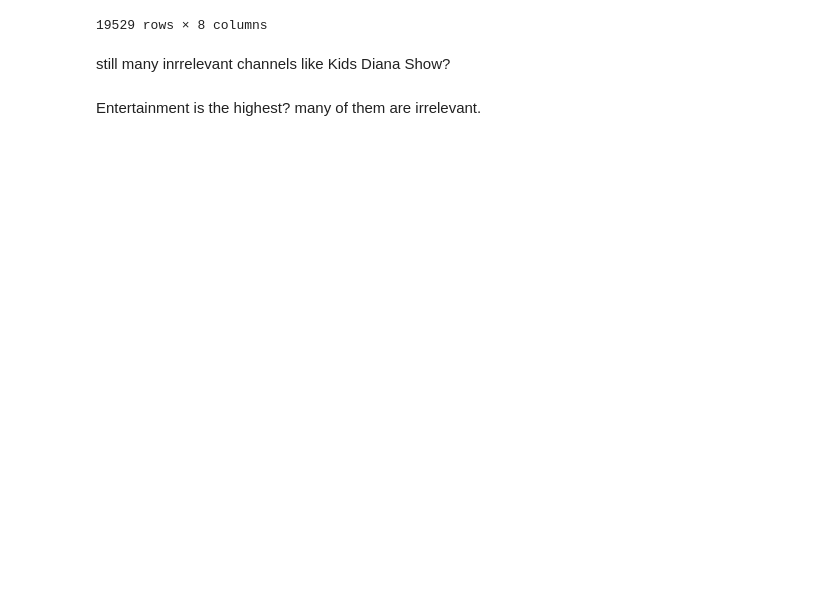
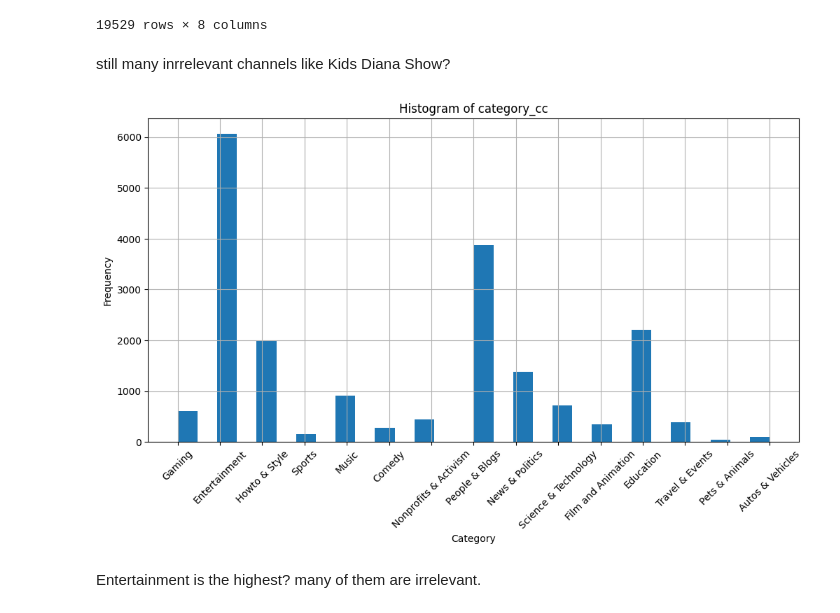
Before and after one commit to epfl-ada/ada-2023-project-lassa8639, a Jupyter notebook: Channel_Metadata.ipynb, the cells around one changed output. Saved outputs shown, nothing was run; the diff lists cells and outputs as text; code cells hidden in the pictures; blank space fills up the shorter version.

```diff
--- a/Channel_Metadata.ipynb
+++ b/Channel_Metadata.ipynb
@@ -75,19 +75,30 @@ filtered_dataset
 still many inrrelevant channels like Kids Diana Show?
 # %%
 # Counting the number of unique channels for each category in the metadata mental health dataframe
-channel_counts_metadata = df_metadata.groupby('categories')['channel_id'].nunique().reset_index(name='channel_count')
+# channel_counts_metadata = df_metadata.groupby('categories')['channel_id'].nunique().reset_index(name='channel_count')
 
 # Sorting categories by channel count
-sorted_categories_metadata = channel_counts_metadata.sort_values(by='channel_count', ascending=False)
+# sorted_categories_metadata = channel_counts_metadata.sort_values(by='channel_count', ascending=False)
+
 
 # Creating an interactive bar plot
-fig_bar = px.bar(sorted_categories_metadata, x='categories', y='channel_count', color='channel_count',
-            labels={'channel_count': 'Number of Channels', 'categories': 'Category'},
-            title='Number of Mental Health Channels by Category',
-            width=1200, height=600)
+# fig_bar = px.bar(sorted_categories_metadata, x='categories', y='channel_count', color='channel_count',
+            # labels={'channel_count': 'Number of Channels', 'categories': 'Category'},
+            # title='Number of Mental Health Channels by Category',
+            # width=1200, height=600)
 
 # Show the plot
-fig_bar.show()
+# fig_bar.show()
+
+plt.figure(figsize=(12, 6))
+filtered_dataset['category_cc'].hist(bins = 30)
+plt.xlabel('Category')
+plt.ylabel('Frequency')
+plt.title('Histogram of category_cc')
+plt.xticks(rotation=45)
+plt.show()
+# %% [output]
+[figure, added]
 # %% [markdown]
 Entertainment is the highest? many of them are irrelevant.
 # %%
```
Also changed, not shown: parts of 2 cells of this notebook.
